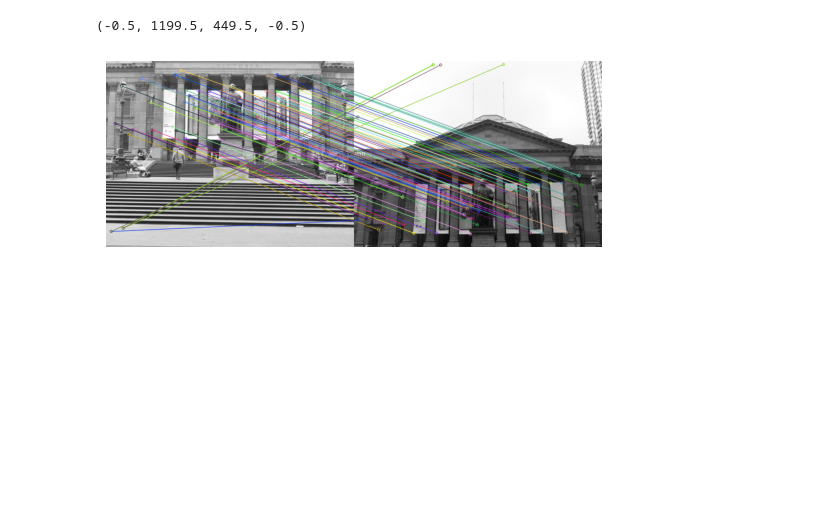
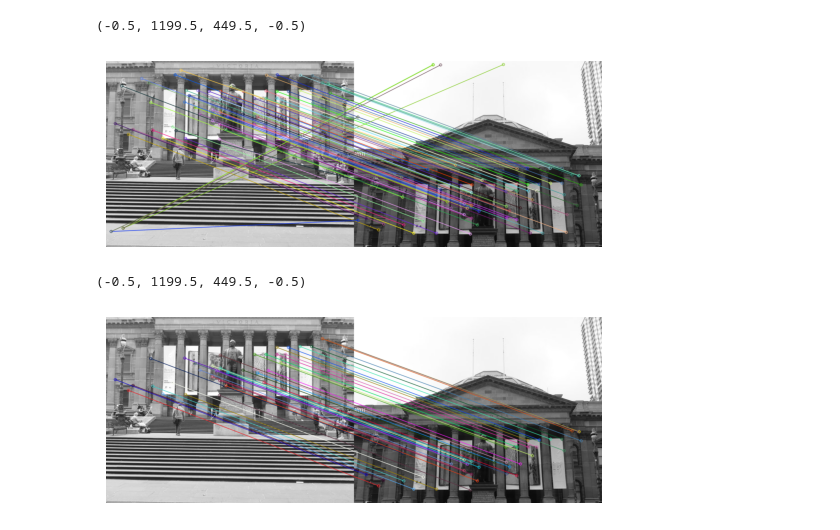
Before and after one commit to Feenet/Panorama-Stitching, a Jupyter notebook: code/panorama.ipynb, the cells around one changed output. Saved outputs shown, nothing was run; the diff lists cells and outputs as text; code cells hidden in the pictures; blank space fills up the shorter version.

Commit message:
Adds code to perform ransac

```diff
--- a/code/panorama.ipynb
+++ b/code/panorama.ipynb
@@ -242,11 +242,3 @@ plt.axis('off')
 # %% [output]
 (-0.5, 1199.5, 449.5, -0.5)
 [figure]
-# %%
-# TODO Add parameters
-def ransac():
-    '''
-    Random Sampling Concensus
-    '''
-    # TODO Add code here
-    return
@@ -255,3 +279,32 @@ def ransac():
+# %%
+H_est, inliers = ransac(set1_feature_matches[0][0], 85, 1000)
+
+set1_homographies = []
+set1_inliers = []
+
+for src_idx in range(len(set1_feature_matches)):
+    src_homographies = []
+    src_inliers = []
+    for dst_idx in range(len(set1_feature_matches[src_idx])):
+        H_est, inliers = ransac(set1_feature_matches[src_idx][dst_idx], 85, 1000)
+        sinliers = np.array([((src[1], src[0]),(dst[1], dst[0])) for [src, dst] in inliers])
+        src_homographies.append(H_est)
+        src_inliers.append(sinliers)
+    set1_homographies.append(src_homographies)
+    set1_inliers.append(src_inliers)
+
+im1 = set1_images[0]
+im2 = set1_images[1]
+kp1 = np.array(set1_inliers[0][0][:,0], dtype=object)
+kp2 = np.array(set1_inliers[0][0][:,1], dtype=object)
+idx_pairs = np.array([(i,idx) for i, (idx, val) in zip(range(len(kp1)), enumerate(kp2)) if type(val) == type(kp1[i:0])])
+
+image = drawMatches(im2, kp2, im1, kp1, idx_pairs)
+plt.imshow(image)
+plt.axis('off')
+# %% [output]
+(-0.5, 1199.5, 449.5, -0.5)
+[figure, added]
 # %%
 # TODO Add parameters
 def blend_images():
```
Also changed, not shown: parts of 2 cells of this notebook.
